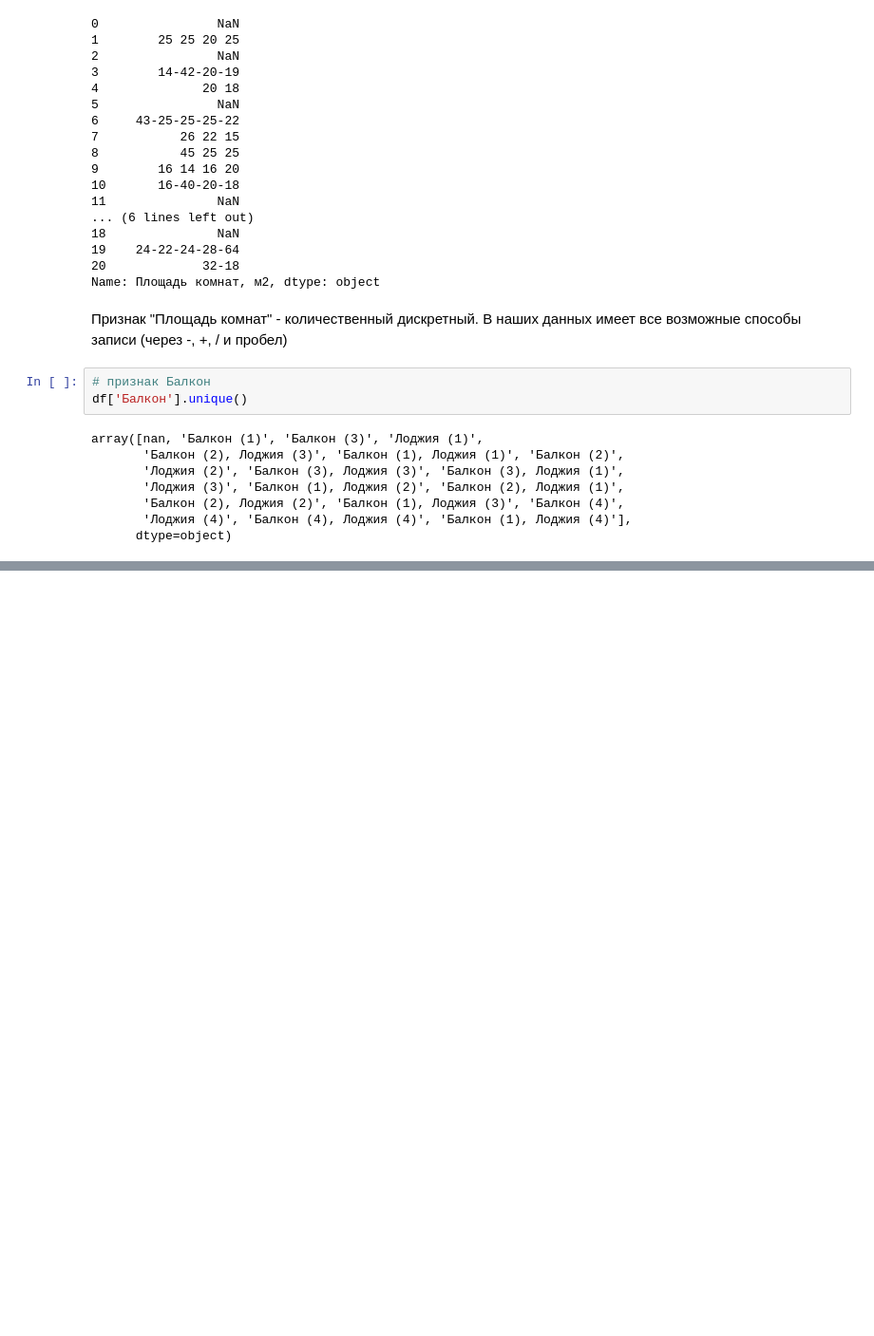
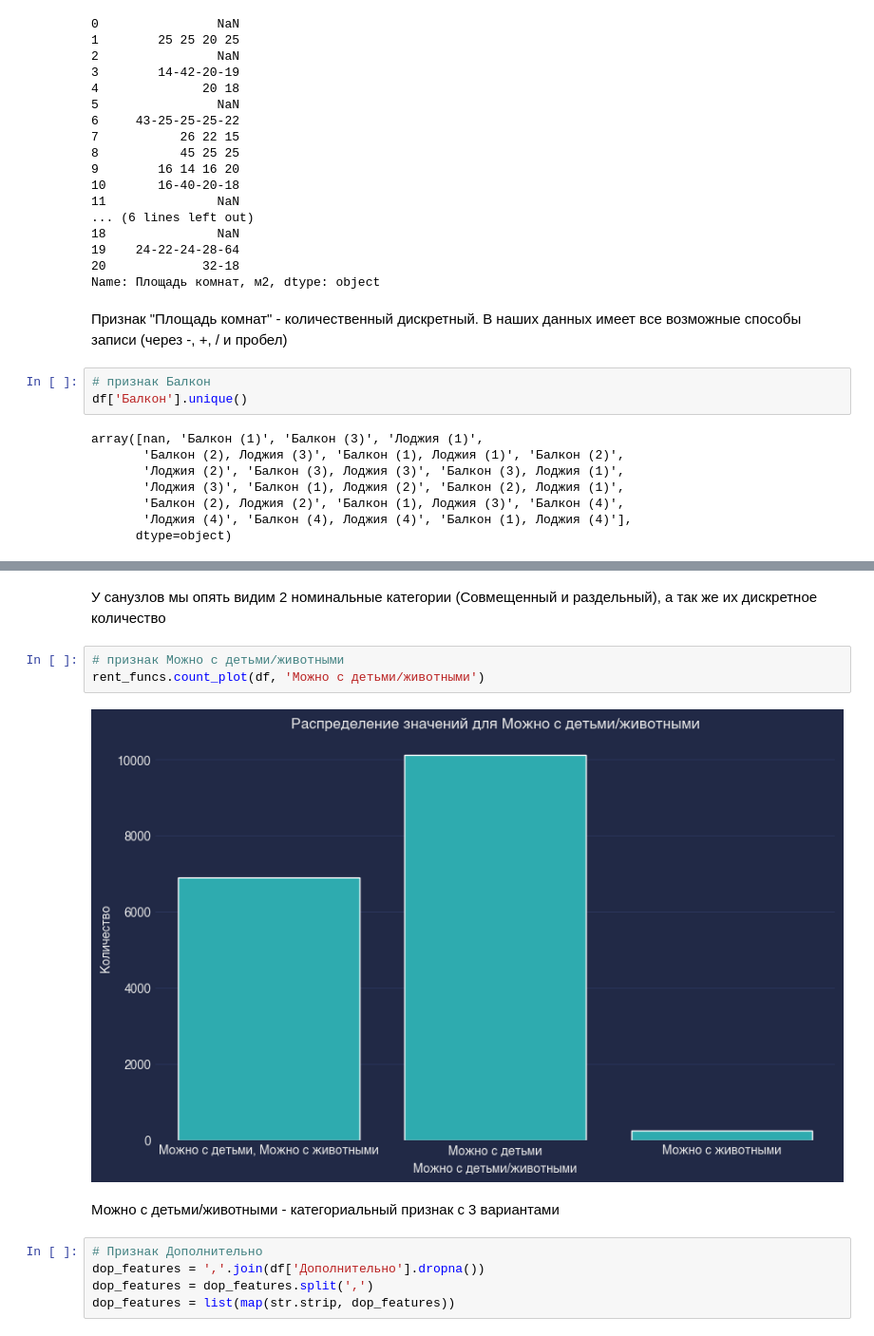
Before and after one commit to sokdnv/real_estate_rent, a Jupyter notebook: notebooks/01-sk-EDA.ipynb, the cells around one changed output, grey strips where cells are left out. Shown at 95% size. Drawn from its saved outputs; the diff is of its cells as text; blank space fills up the shorter version.

```diff
--- a/notebooks/01-sk-EDA.ipynb
+++ b/notebooks/01-sk-EDA.ipynb
@@ -80,0 +107,14 @@ array([nan, 'Балкон (1)', 'Балкон (3)', 'Лоджия (1)',
+# %% [markdown]
+У санузлов мы опять видим 2 номинальные категории (Совмещенный и раздельный), а так же их дискретное количество
+# %%
+# признак Можно с детьми/животными
+rent_funcs.count_plot(df, 'Можно с детьми/животными')
+# %% [output]
+[figure, added]
+# %% [markdown]
+Можно с детьми/животными - категориальный признак с 3 вариантами
+# %%
+# Признак Дополнительно
+dop_features = ','.join(df['Дополнительно'].dropna())
+dop_features = dop_features.split(',')
+dop_features = list(map(str.strip, dop_features))
```
Also changed, not shown: parts of 20 cells of this notebook.
